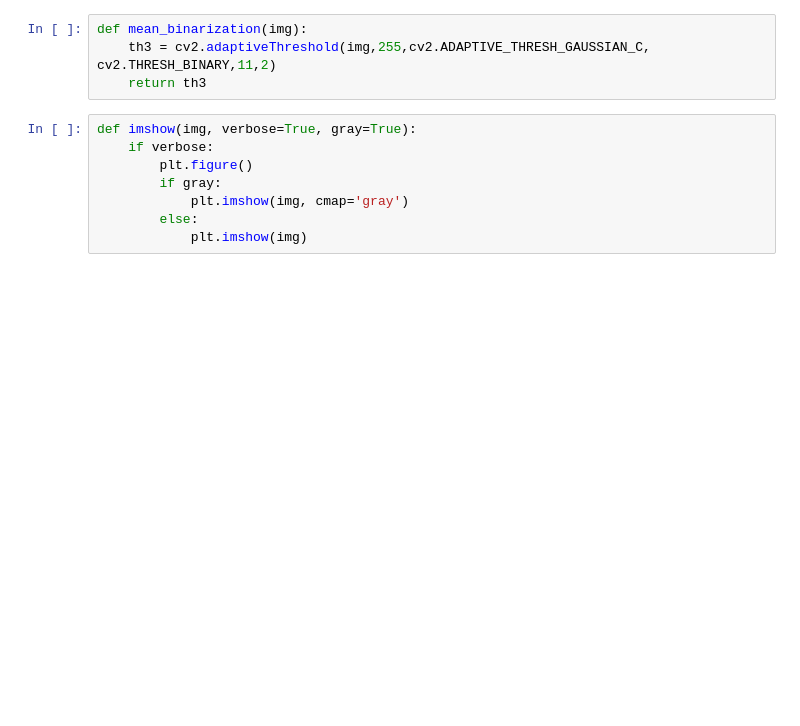
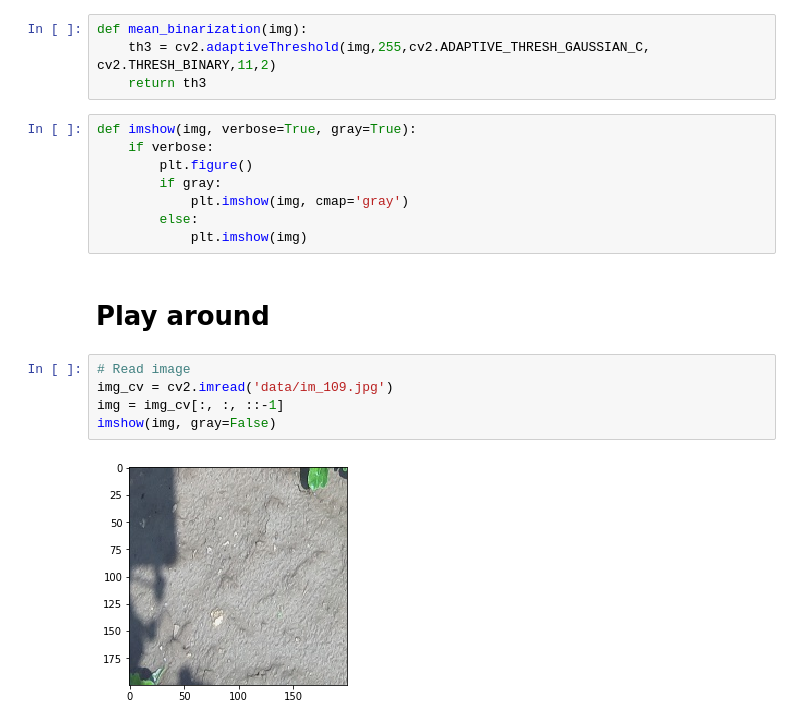
Before and after one commit to nvti/plant_detect, a Jupyter notebook: play_img_processing.ipynb, the cells around one changed output. Cells and saved outputs as stored; diff of their text form; blank space fills up the shorter version.

```diff
--- a/play_img_processing.ipynb
+++ b/play_img_processing.ipynb
@@ -49,3 +86,12 @@ def imshow(img, verbose=True, gray=True):
             plt.imshow(img, cmap='gray')
         else:
             plt.imshow(img)
+# %% [markdown]
+# Play around
+# %%
+# Read image
+img_cv = cv2.imread('data/im_109.jpg')
+img = img_cv[:, :, ::-1]
+imshow(img, gray=False)
+# %% [output]
+[figure, added]
```
Also changed, not shown: parts of 22 cells of this notebook.
